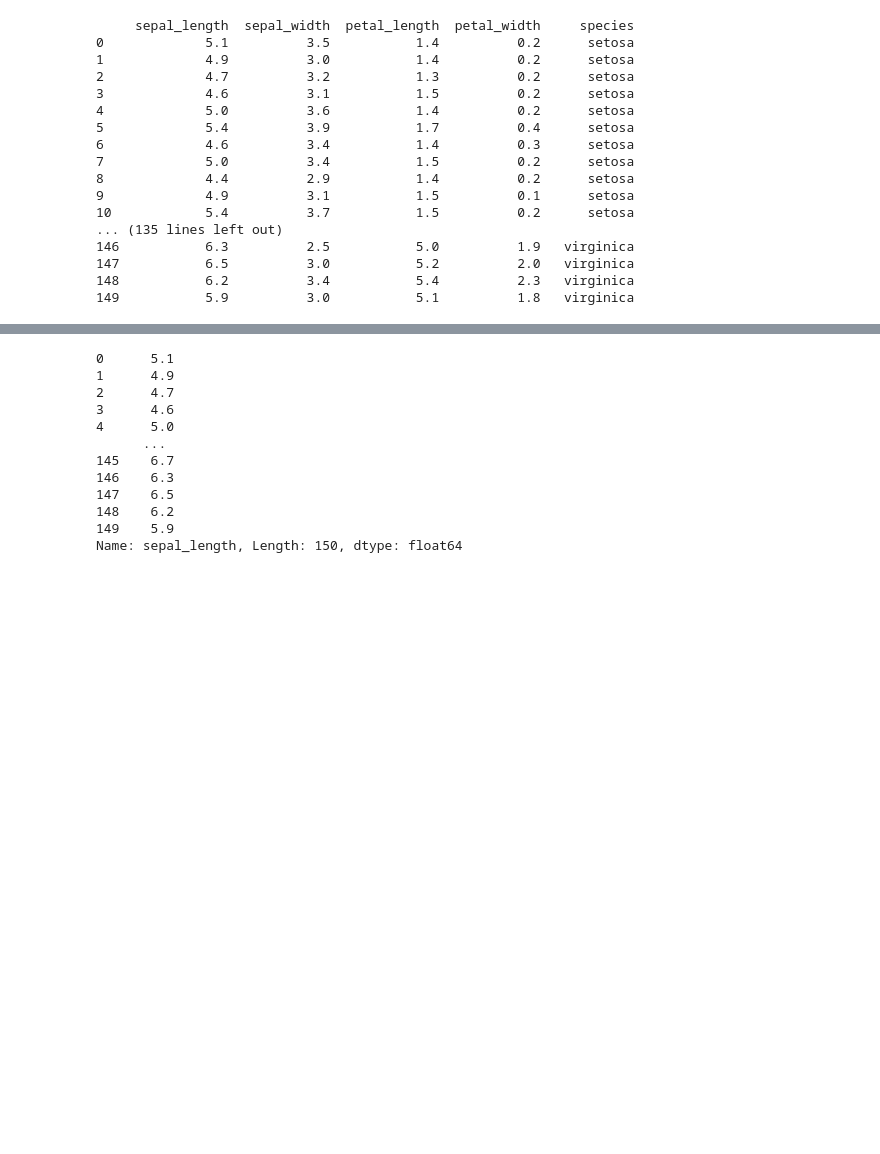
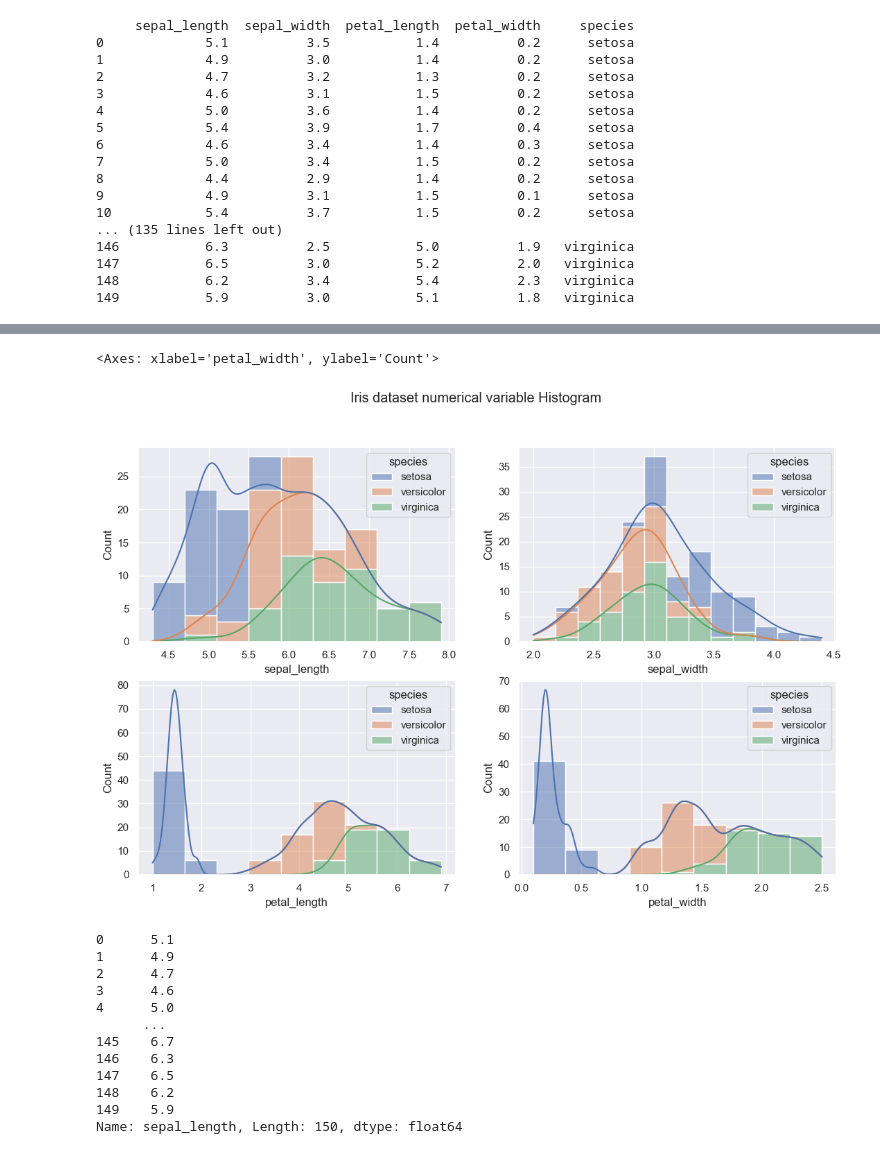
Before and after one commit to Gtalen/pands-project, a Jupyter notebook: iris.ipynb, the cells around one changed output, grey strips where cells are left out. Saved outputs shown, nothing was run; the diff lists cells and outputs as text; code cells hidden in the pictures; blank space fills up the shorter version.

Commit message:
data exploration

```diff
--- a/iris.ipynb
+++ b/iris.ipynb
@@ -56,3 +126,16 @@ dtype: object
+# %%
+#creating a histogram for the numerical variables
+fig, ax = plt.subplots(2, 2, figsize = (13, 8))
+fig.suptitle ('Iris dataset numerical variable Histogram')
+
+# Setting up the subplots
+sns.histplot(data=iris, x='sepal_length', hue='species',  multiple='stack', kde=True, ax = ax [0, 0])
+sns.histplot(data=iris, x='sepal_width', hue='species',   multiple='stack', kde=True, ax = ax [0, 1])
+sns.histplot(data=iris, x='petal_length', hue='species',multiple='stack', kde=True, ax = ax [1, 0])
+sns.histplot(data=iris, x='petal_width', hue='species', multiple='stack',kde=True, ax = ax [1, 1])
+# %% [output]
+<Axes: xlabel='petal_width', ylabel='Count'>
+[figure, added]
 # %%
 slen = iris['sepal_length']
 print (slen)
```
Also changed, not shown: parts of 13 cells of this notebook, 1 other file.
